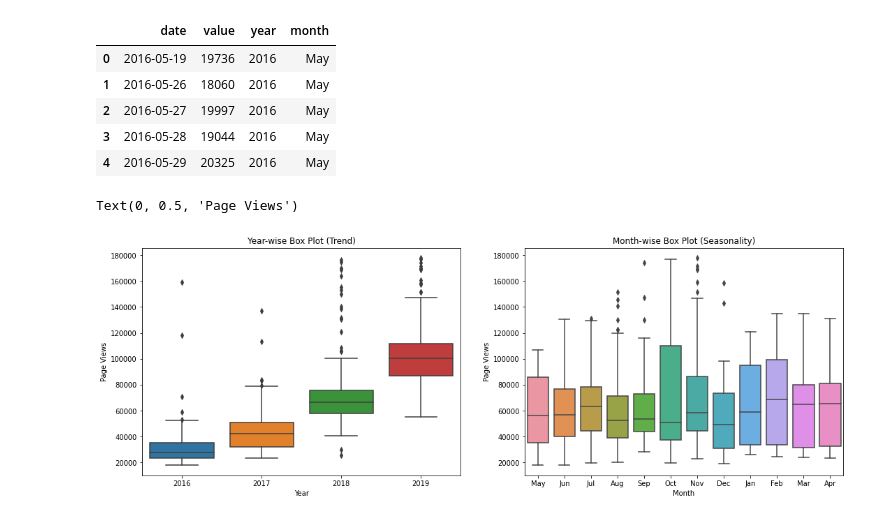
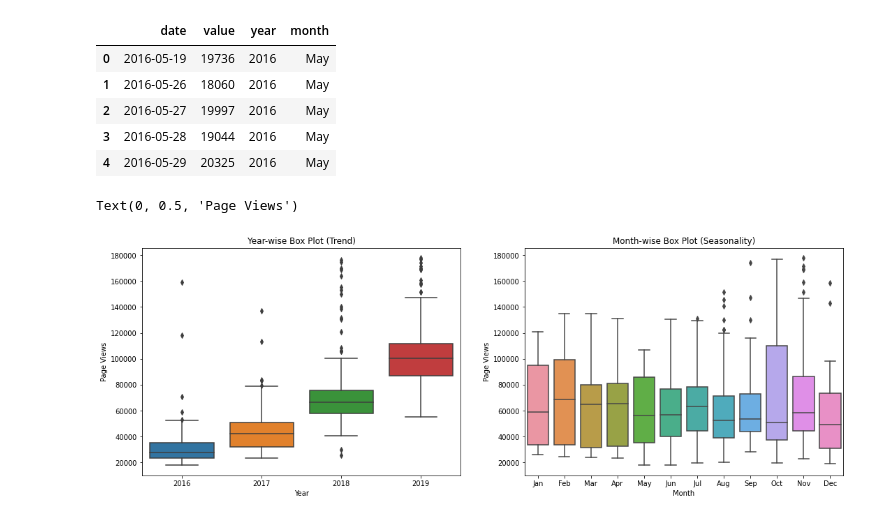
Before and after one commit to FelipeMoreira01/Boilerplate-FCC, a Jupyter notebook: Time_series.ipynb, the cells around one changed output. Drawn from its saved outputs; the diff is of its cells as text; code cells hidden in the pictures.

```diff
--- a/Time_series.ipynb
+++ b/Time_series.ipynb
@@ -83,14 +83,15 @@ df_box.head()
 # %%
 fig, ax = plt.subplots(1,2,figsize=(18,6))
 sns.boxplot(ax=ax[0], x="year", y="value", data=df_box)
 ax[0].set_title("Year-wise Box Plot (Trend)")
 ax[0].set_xlabel("Year")
 ax[0].set_ylabel("Page Views")
 
-sns.boxplot(ax=ax[1], x="month", y="value", data=df_box)
+Months = ['Jan', 'Feb', 'Mar', 'Apr', 'May', 'Jun',  'Jul', 'Aug', 'Sep', 'Oct', 'Nov', 'Dec']
+sns.boxplot(ax=ax[1], x="month", y="value", data=df_box, order=Months)
 ax[1].set_title("Month-wise Box Plot (Seasonality)")
 ax[1].set_xlabel("Month")
 ax[1].set_ylabel("Page Views")
 # %% [output]
 Text(0, 0.5, 'Page Views')
-[figure, old version]
+[figure, new version]
```
